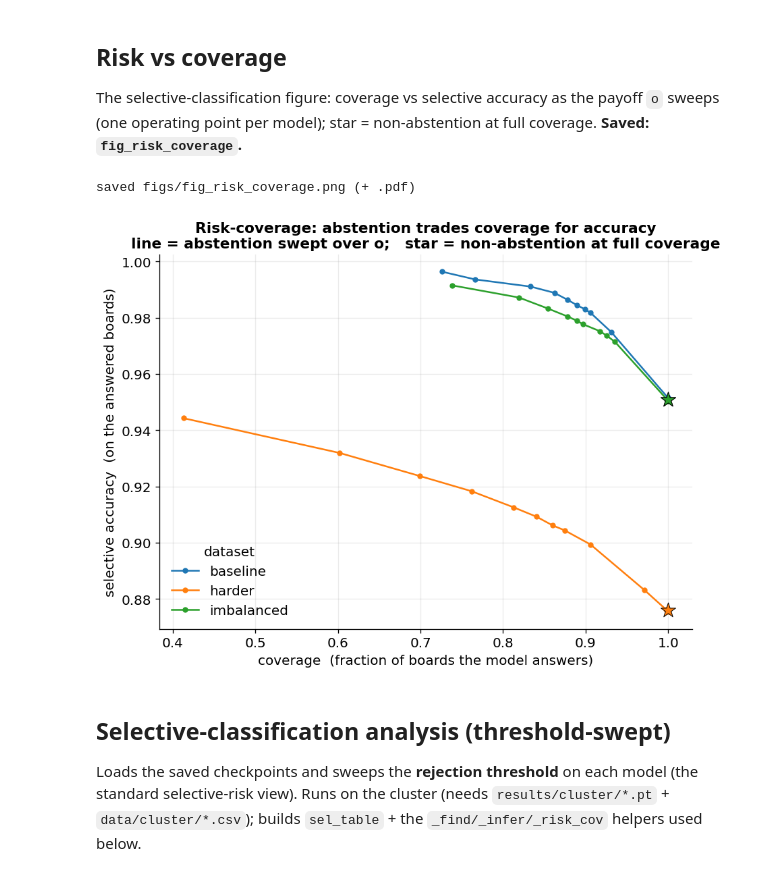
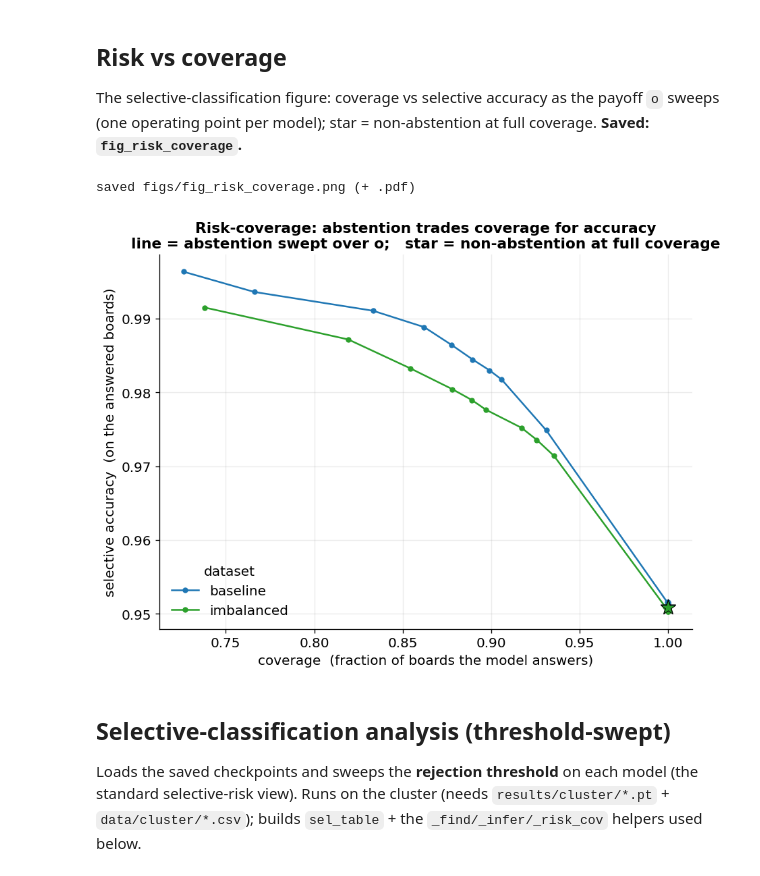
Before and after one commit to raham24/Epistemic-Uncertainty-Aware-Defect-Detection-for-Quality-Control-in-Medical-Device-Manufacturing, a Jupyter notebook: z_synthetic_analysis.ipynb, the cells around one changed output. Cells and saved outputs as stored; diff of their text form; code cells hidden in the pictures.

```diff
--- a/z_synthetic_analysis.ipynb
+++ b/z_synthetic_analysis.ipynb
@@ -221,33 +221,33 @@ The selective-classification figure: coverage vs selective accuracy as the payof
 # %%
 # PAPER FIGURE: risk-coverage curve. Each abstention model (one per payoff o) gives
 # one (coverage, selective-accuracy) point at the h=0.5 accept threshold; sweeping
 # o = 1 -> 4 traces the frontier. The star marks the non-abstention model at full coverage (it never
 # abstains). Points up-and-left of a star => abstaining buys accuracy on the boards
 # the model chooses to answer.
-RC_DATASETS = ["baseline", "harder", "imbalanced"]    # baseline + harder + imbalanced
+RC_DATASETS = ["baseline", "increased posterior overlap", "imbalanced"]    # baseline + harder + imbalanced
 pay = study("payoff"); core = study("core")
 if len(pay):
     sm = seed_mean(pay, ["dataset", "o"], ["coverage@0.5", "selective_acc@0.5"])
     fig, ax = plt.subplots(figsize=(8.5, 6))
     for j, d in enumerate([d for d in RC_DATASETS if d in set(pay["dataset"])]):
         c = dscolor(d, j)
         s = sm[sm.dataset == d].sort_values("coverage@0.5")
         ax.plot(s["coverage@0.5"], s["selective_acc@0.5"], "-o", ms=4,
                 color=c, label=d)
         cba = core[(core.dataset == d) & (core.loss == "cascade")]["defect_acc"].mean()
         ax.scatter(1.0, cba, marker="*", s=190, color=c,
                    edgecolor="k", linewidth=0.6, zorder=5)
     ax.set_xlabel("coverage  (fraction of boards the model answers)")
     ax.set_ylabel("selective accuracy  (on the answered boards)")
     ax.set_title("Risk-coverage: abstention trades coverage for accuracy\n"
                  "line = abstention swept over o;   star = non-abstention at full coverage")
     ax.legend(title="dataset", loc="lower left")
     save_fig(fig, "fig_risk_coverage"); plt.show()
 else:
     print("no payoff-study runs with metrics yet")
 # %% [output]
 saved figs/fig_risk_coverage.png (+ .pdf)
-[figure, old version]
+[figure, new version]
 # %% [markdown]
 ## Selective-classification analysis (threshold-swept)
 
```
Also changed, not shown: parts of 2 cells of this notebook, 4 other files.
